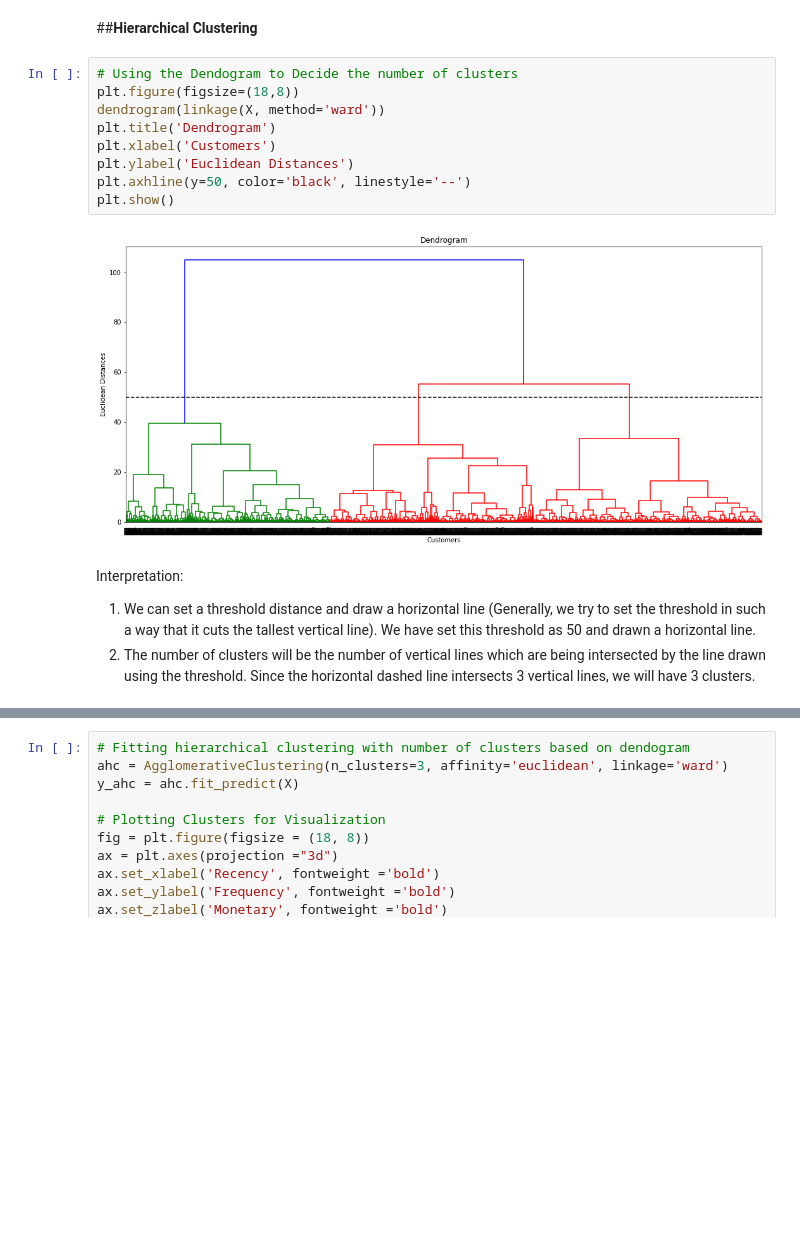
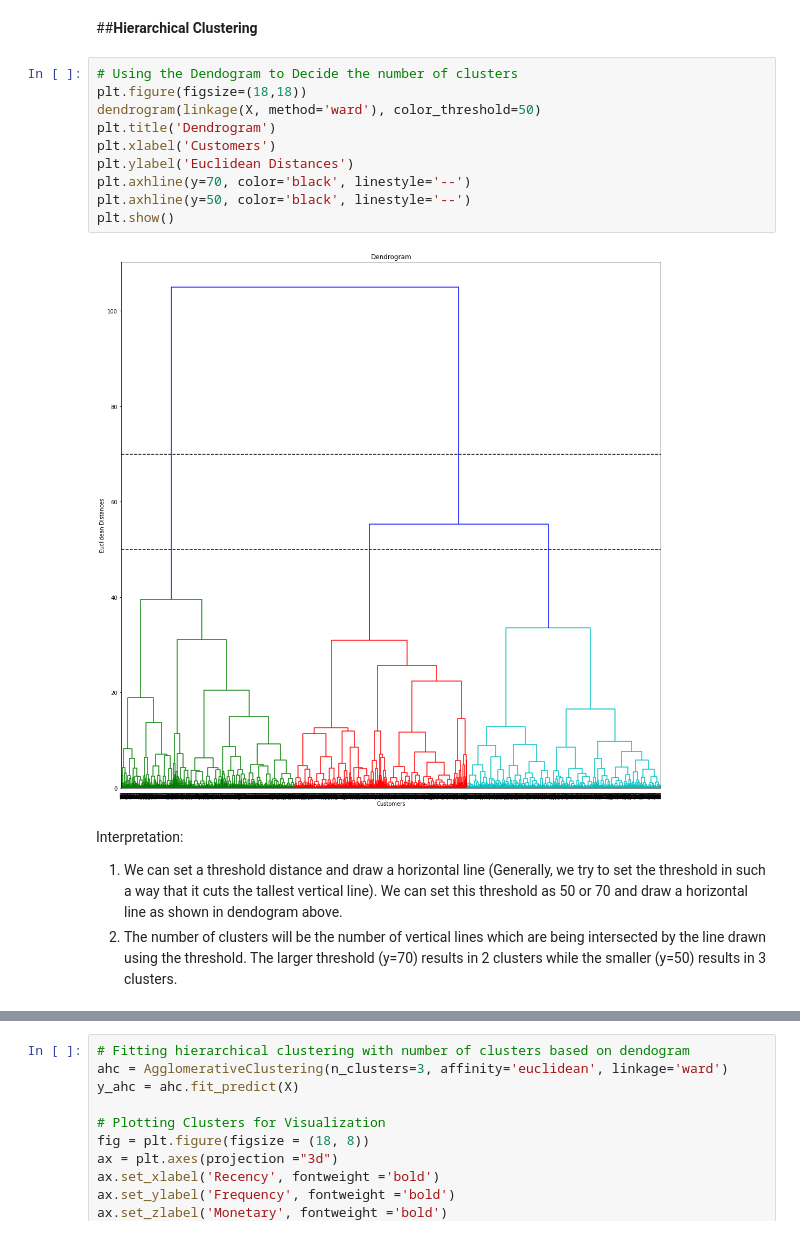
Before and after one commit to s-kp/CapstoneProject-MLUnsupervised, a Jupyter notebook: Online_Retail_Customer_Segmentation_Capstone_Project.ipynb, the cells around one changed output, grey strips where cells are left out. Cells and saved outputs as stored; diff of their text form; blank space fills up the shorter version.

```diff
--- a/Online_Retail_Customer_Segmentation_Capstone_Project.ipynb
+++ b/Online_Retail_Customer_Segmentation_Capstone_Project.ipynb
@@ -444,16 +454,17 @@ for criteria,k in {'Elbow_Curve':5, 'Silhouette_Score':2,
 ##**Hierarchical Clustering**
 # %%
 # Using the Dendogram to Decide the number of clusters
-plt.figure(figsize=(18,8))
-dendrogram(linkage(X, method='ward'))
+plt.figure(figsize=(18,18))
+dendrogram(linkage(X, method='ward'), color_threshold=50)
 plt.title('Dendrogram')
 plt.xlabel('Customers')
 plt.ylabel('Euclidean Distances')
+plt.axhline(y=70, color='black', linestyle='--')
 plt.axhline(y=50, color='black', linestyle='--')
 plt.show()
 # %% [output]
-[figure, old version]
+[figure, new version]
 # %% [markdown]
 Interpretation:
-1. We can set a threshold distance and draw a horizontal line (Generally, we try to set the threshold in such a way that it cuts the tallest vertical line). We have set this threshold as 50 and drawn a horizontal line.
-2. The number of clusters will be the number of vertical lines which are being intersected by the line drawn using the threshold. Since the horizontal dashed line intersects 3 vertical lines, we will have 3 clusters.
+1. We can set a threshold distance and draw a horizontal line (Generally, we try to set the threshold in such a way that it cuts the tallest vertical line). We can set this threshold as 50 or 70 and draw a horizontal line as shown in dendogram above.
+2. The number of clusters will be the number of vertical lines which are being intersected by the line drawn using the threshold. The larger threshold (y=70) results in 2 clusters while the smaller (y=50) results in 3 clusters.
```
Also changed, not shown: parts of 9 cells of this notebook.
